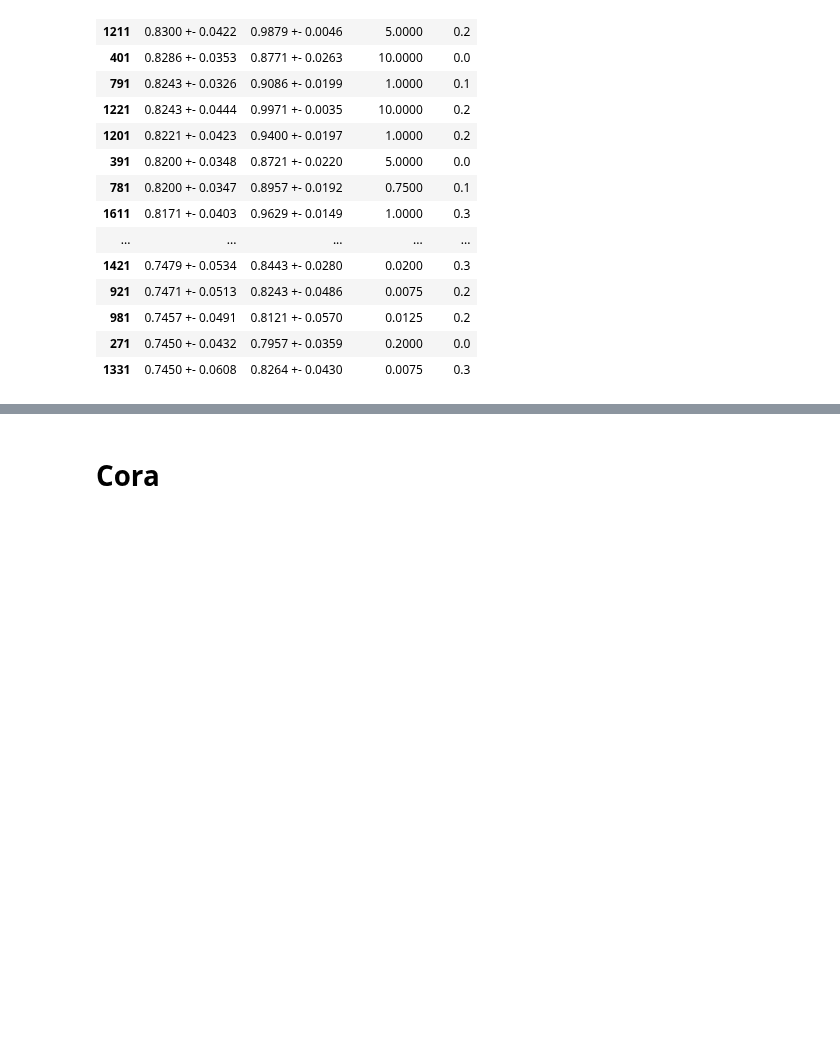
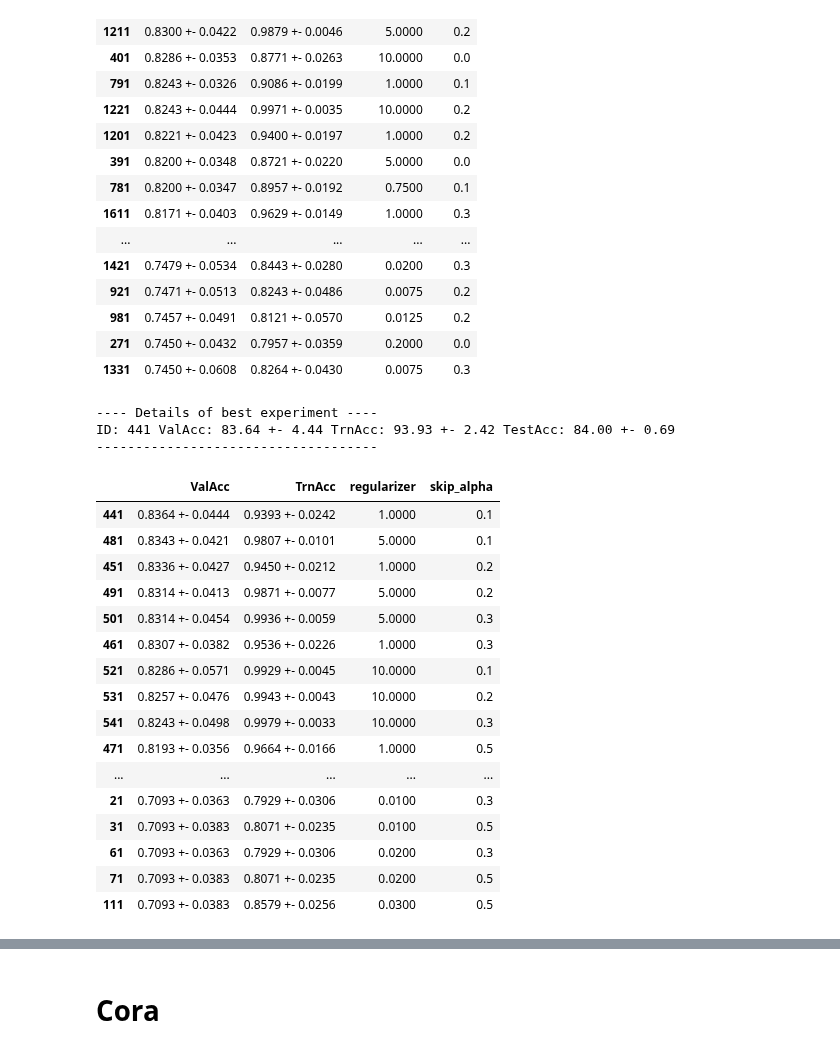
Before and after one commit to saper0/qpcert, a Jupyter notebook: notebooks/hyperparams/coramlcontbinary.ipynb, the cells around one changed output, grey strips where cells are left out. Cells and saved outputs as stored; diff of their text form; code cells hidden in the pictures; blank space fills up the shorter version.

```diff
--- a/notebooks/hyperparams/coramlcontbinary.ipynb
+++ b/notebooks/hyperparams/coramlcontbinary.ipynb
@@ -368,3 +426,36 @@ ID: 811 ValAcc: 83.86 +- 4.49 TrnAcc: 97.36 +- 0.85 TestAcc: 83.85 +- 1.01
 | 981 | 0.7457 +- 0.0491 | 0.8121 +- 0.0570 | 0.0125 | 0.2 |
 | 271 | 0.7450 +- 0.0432 | 0.7957 +- 0.0359 | 0.2000 | 0.0 |
 | 1331 | 0.7450 +- 0.0608 | 0.8264 +- 0.0430 | 0.0075 | 0.3 |
+# %%
+start_id = 1
+end_id = 560
+n_seeds = 10
+hyperparams = ["regularizer", "skip_alpha"]
+pred_method = "svm"
+dataset = "cora_ml_cont_auto"
+collection= "l_coramlcont_n10_hyper_ntk_skipalpha" #todo: rename colelction to trn_ntk_gcn
+pd.set_option('display.max_rows', 100)
+df = utils.get_best_hyperparams(start_id, end_id, n_seeds, hyperparams,
+                           pred_method, dataset, collection, use_seeds=10)
+df.head(100)
+# %% [output]
+---- Details of best experiment ----
+ID: 441 ValAcc: 83.64 +- 4.44 TrnAcc: 93.93 +- 2.42 TestAcc: 84.00 +- 0.69
+------------------------------------
+|  | ValAcc | TrnAcc | regularizer | skip_alpha |
+| 441 | 0.8364 +- 0.0444 | 0.9393 +- 0.0242 | 1.0000 | 0.1 |
+| 481 | 0.8343 +- 0.0421 | 0.9807 +- 0.0101 | 5.0000 | 0.1 |
+| 451 | 0.8336 +- 0.0427 | 0.9450 +- 0.0212 | 1.0000 | 0.2 |
+| 491 | 0.8314 +- 0.0413 | 0.9871 +- 0.0077 | 5.0000 | 0.2 |
+| 501 | 0.8314 +- 0.0454 | 0.9936 +- 0.0059 | 5.0000 | 0.3 |
+| 461 | 0.8307 +- 0.0382 | 0.9536 +- 0.0226 | 1.0000 | 0.3 |
+| 521 | 0.8286 +- 0.0571 | 0.9929 +- 0.0045 | 10.0000 | 0.1 |
+| 531 | 0.8257 +- 0.0476 | 0.9943 +- 0.0043 | 10.0000 | 0.2 |
+| 541 | 0.8243 +- 0.0498 | 0.9979 +- 0.0033 | 10.0000 | 0.3 |
+| 471 | 0.8193 +- 0.0356 | 0.9664 +- 0.0166 | 1.0000 | 0.5 |
+| ... | ... | ... | ... | ... |
+| 21 | 0.7093 +- 0.0363 | 0.7929 +- 0.0306 | 0.0100 | 0.3 |
+| 31 | 0.7093 +- 0.0383 | 0.8071 +- 0.0235 | 0.0100 | 0.5 |
+| 61 | 0.7093 +- 0.0363 | 0.7929 +- 0.0306 | 0.0200 | 0.3 |
+| 71 | 0.7093 +- 0.0383 | 0.8071 +- 0.0235 | 0.0200 | 0.5 |
+| 111 | 0.7093 +- 0.0383 | 0.8579 +- 0.0256 | 0.0300 | 0.5 |
```
Also changed, not shown: parts of 3 cells of this notebook, 14 other files.
